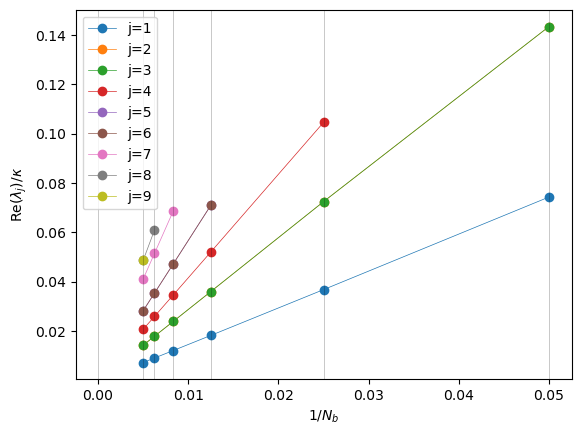
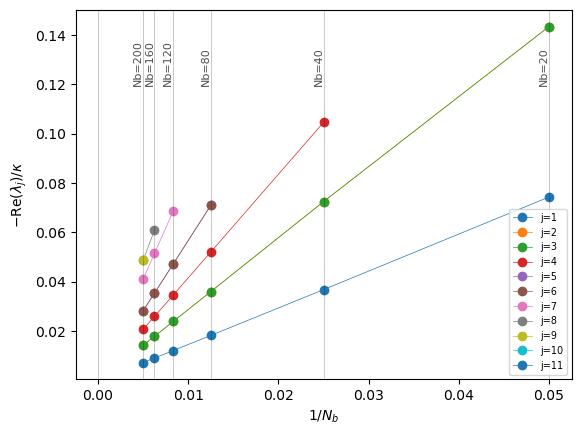
The notebook cell's code change between the first figure and the second:
--- before
+++ after
@@ -5,9 +5,11 @@
 for Nb, eigs in eigenvalues.items():
 
-    # Order by real part (largest first, closest to zero)
+    # Ordenarlos de mayor a menor, 
+    # La funcion argsort devuelve un array con las posiciones de menor a mayor entonces lo invertimos con [::-1]
     eigs_sorted = eigs[np.argsort(np.real(eigs))[::-1]]
 
     selected = []
 
+    # Aquí sec considera el criterio que hace el paper j^2/Nb < epsilon, en este codigo eps = 0.5
     for j, eig in enumerate(eigs_sorted):
 
@@ -19,5 +21,5 @@
     real_scaling[Nb] = selected
 
-max_j = 10
+max_j = 12
 
 for j in range(1, max_j):
@@ -26,5 +28,5 @@
     y = []
 
-    for Nb in sorted(real_scaling.keys()):
+    for Nb in sorted(real_scaling.keys()):    # Este loop corre por 20,40,80,...,200
 
         data = real_scaling[Nb]
@@ -33,11 +35,23 @@
 
             x.append(1/Nb)
-            y.append(-data[j][1])
+            y.append(-data[j][1]) # -Re(lambda)
     plt.plot(x, y, 'o-', label=f'j={j}', lw=0.5)
 plt.xlabel(r'$1/N_b$')
-plt.ylabel(r'$\mathrm{Re}(\lambda_j)/\kappa$')
+plt.ylabel(r'$-\mathrm{Re}(\lambda_j)/\kappa$')
 plt.axvline(0, lw=0.5, c='black', alpha=0.3)
+
 for Nb in sorted(real_scaling.keys()):
     plt.axvline(1/Nb, lw=0.5, c='black', alpha=0.3)
-plt.legend()
+    ymin, ymax = plt.ylim()
+
+    plt.text(
+        1/Nb,
+        ymax*0.8,
+        f'Nb={Nb}',
+        rotation=90,
+        fontsize=8,
+        ha='right',
+        alpha=0.7
+    )
+plt.legend(fontsize='x-small', loc = 'lower right')
 plt.show()

Commit: BTC extra & KerrOscilator